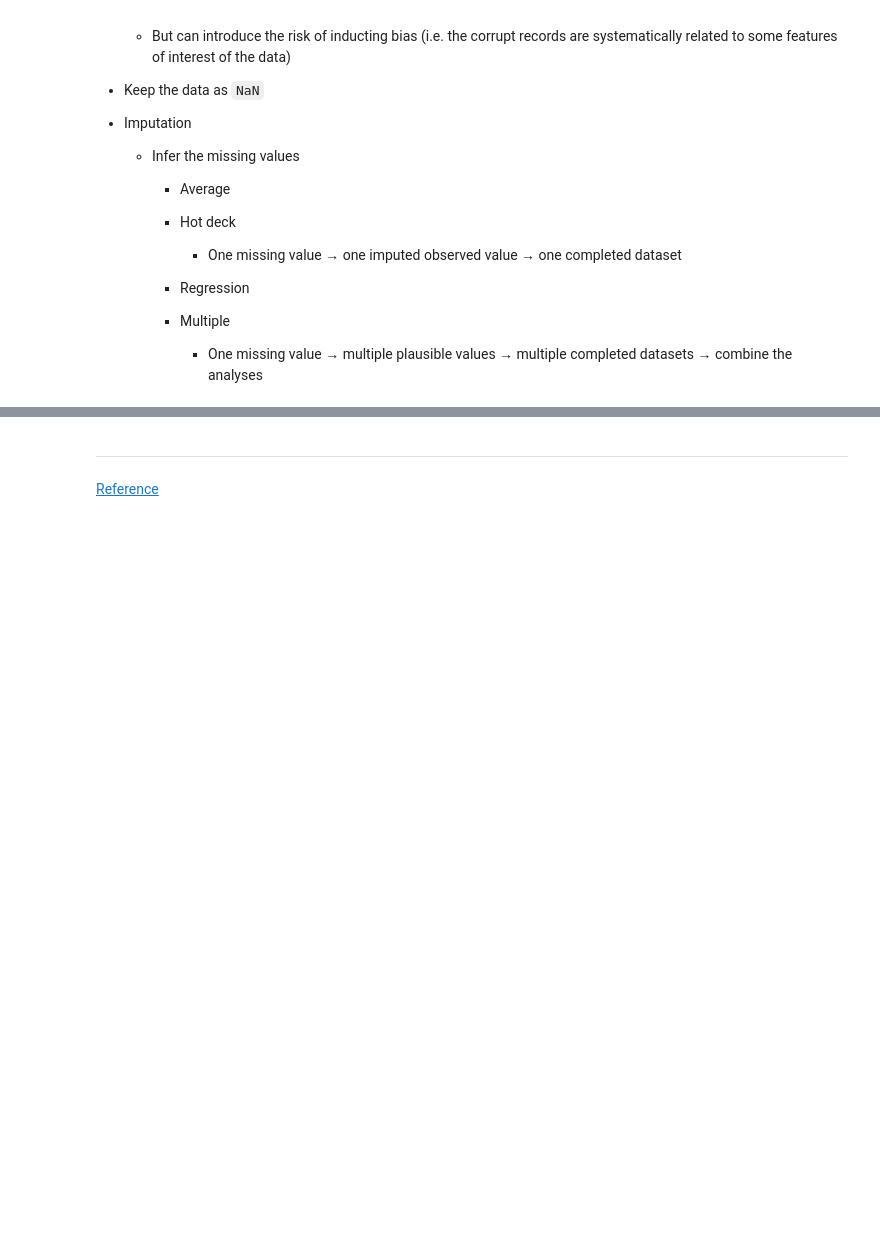
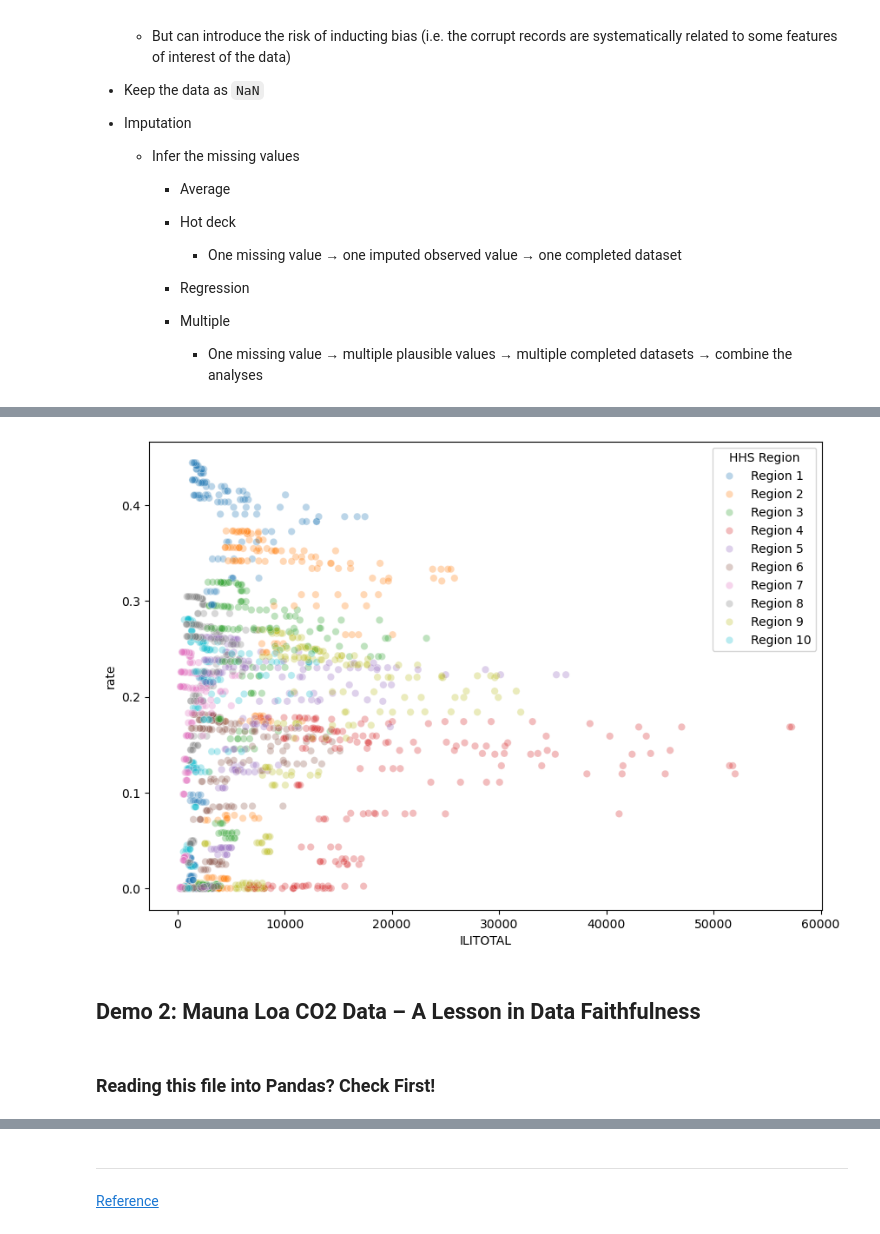
Before and after one commit to AlexKider/Pandas-Notes, a Jupyter notebook: L5 Data Cleaning & EDA.ipynb, the cells around one changed output, grey strips where cells are left out. Saved outputs shown, nothing was run; the diff lists cells and outputs as text; code cells hidden in the pictures; blank space fills up the shorter version.

Commit message:
L5 finished with demos

```diff
--- a/L5 Data Cleaning & EDA.ipynb
+++ b/L5 Data Cleaning & EDA.ipynb
@@ -569,0 +760,5 @@ Some solutions:
+# %%
+vax = pd.read_csv('flu/monthly_child_flu_vaccination.csv')
+vax['month_dt'] = pd.to_datetime(vax['month_dt'])
+vax['rate'] = vax['Numerator'] / vax['Population']
+vax.head(14)
@@ -569,0 +801,9 @@ Some solutions:
+# %%
+ili["month"] = ili["week_start"].dt.to_period("M").dt.to_timestamp()
+# %%
+ili_vax = ili.merge(
+    vax,
+    left_on=['month', 'REGION'], # Composite key consisting of two columns
+    right_on=['month_dt', 'HHS Region'] # Both conditions must match for two rows to be merged
+)
+ili_vax.head()
@@ -569,0 +818,7 @@ Some solutions:
+# %%
+f, ax = plt.subplots(1, 1, figsize=(10, 7))
+sns.scatterplot(ili_vax, x='ILITOTAL', y='rate', alpha=0.3, hue='HHS Region', ax=ax);
+# %% [output]
+[figure, added]
+# %% [markdown]
+## Demo 2: Mauna Loa CO2 Data – A Lesson in Data Faithfulness
@@ -569,0 +829,2 @@ Some solutions:
+# %% [markdown]
+### Reading this file into Pandas? Check First!
```
Also changed, not shown: parts of 65 cells of this notebook, 7 other files.
